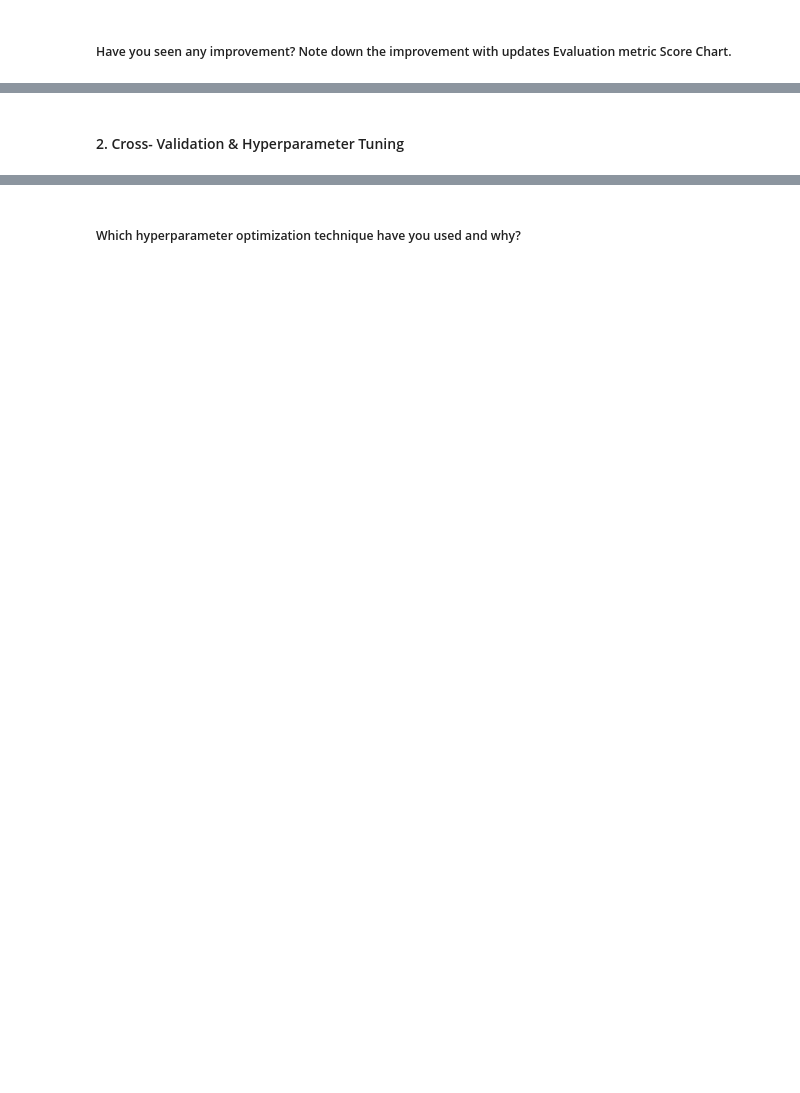
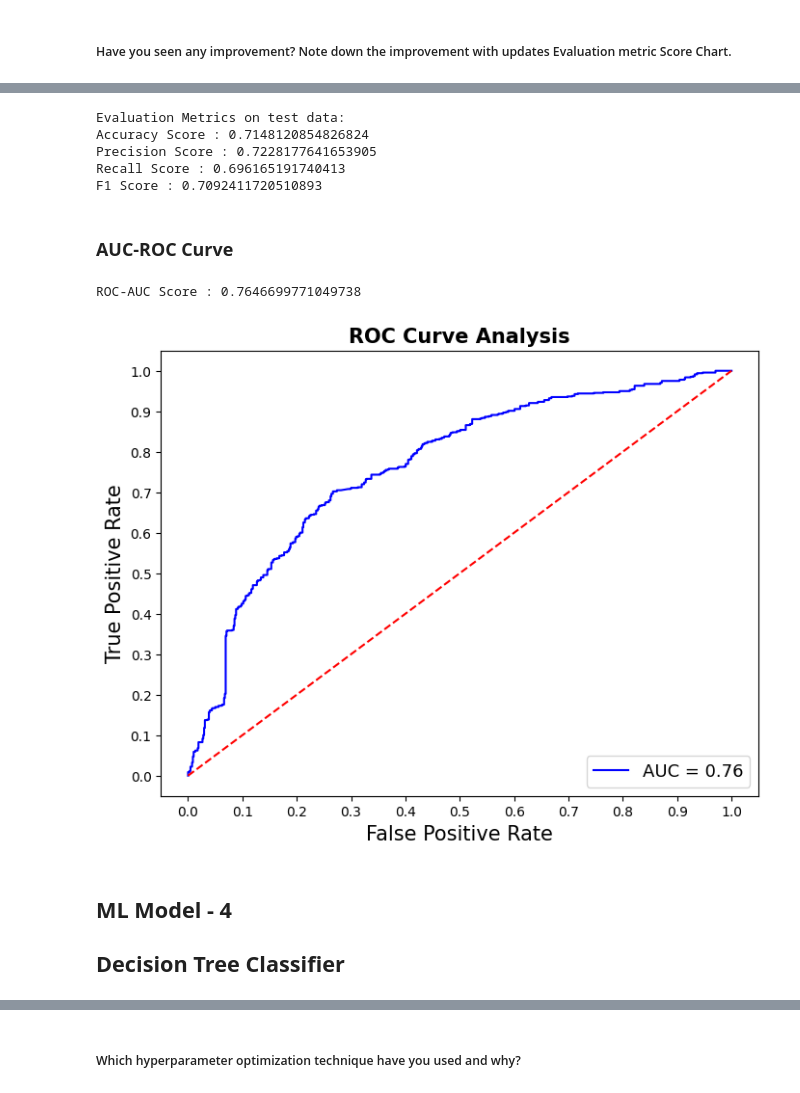
Before and after one commit to DhawalKhandait/Cardio_Vascular_Risk_Prediction-Classification, a Jupyter notebook: Cardio_Vascular_Risk_Prediction.ipynb, the cells around one changed output, grey strips where cells are left out. Saved outputs shown, nothing was run; the diff lists cells and outputs as text; code cells hidden in the pictures; blank space fills up the shorter version.

```diff
--- a/Cardio_Vascular_Risk_Prediction.ipynb
+++ b/Cardio_Vascular_Risk_Prediction.ipynb
@@ -1310,0 +1494,13 @@ Answer Here.
+# %%
+# create SVC model
+svc_clf = SVC(probability=True)
+
+# fitting model
+svc_clf.fit(X_train, y_train)
+
+# predictrd classes
+train_pred_svc = svc_clf.predict(X_train)
+test_pred_svc = svc_clf.predict(X_test)
+# %%
+# predictig probability
+test_proba_svc = svc_clf.predict_proba(X_test)[:,1]
@@ -1317,2 +1513,0 @@ Answer Here.
-# %% [markdown]
-#### 2. Cross- Validation & Hyperparameter Tuning
@@ -1324,0 +1514,20 @@ Answer Here.
+# %%
+# Evaluation Metrics
+evaluation_metrics(y_test, test_pred_svc, "SVC")
+# %% [output]
+Evaluation Metrics on test data:
+Accuracy Score : 0.7148120854826824
+Precision Score : 0.7228177641653905
+Recall Score : 0.696165191740413
+F1 Score : 0.7092411720510893
+# %% [markdown]
+### **AUC-ROC Curve**
+# %%
+plot_roc_curve(y_test ,test_proba_svc)
+# %% [output]
+ROC-AUC Score : 0.7646699771049738
+[figure, added]
+# %% [markdown]
+## **ML Model - 4**
+
+## **Decision Tree Classifier**
```
Also changed, not shown: parts of 108 cells of this notebook.
